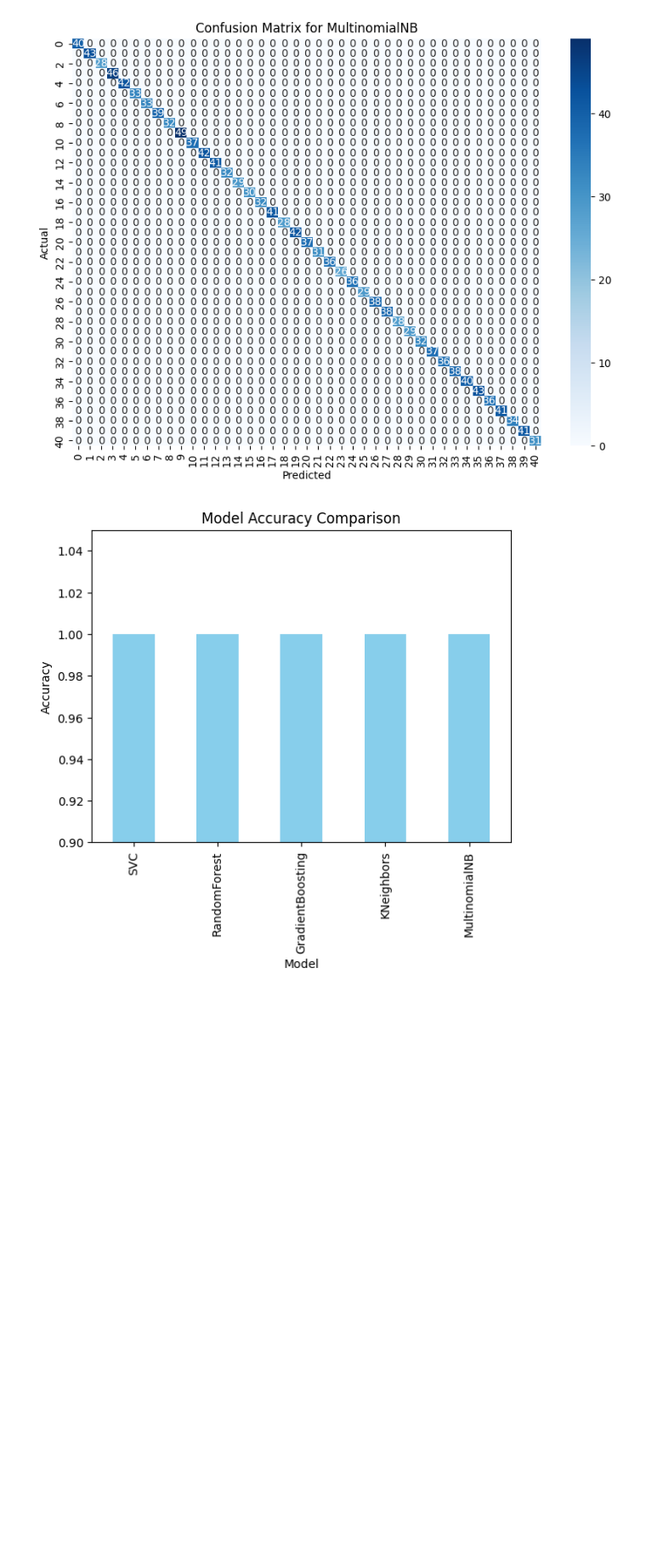
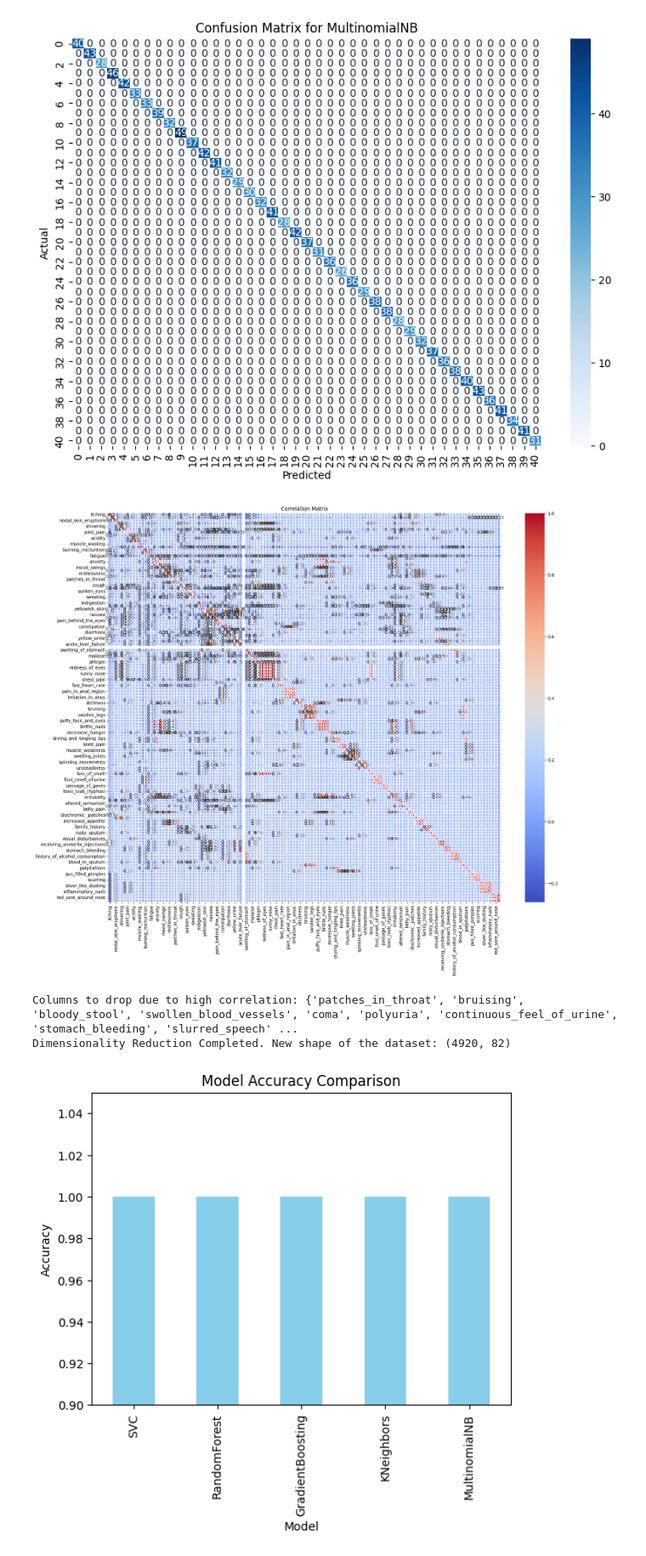
Before and after one commit to TheAdityaJain/AIHealthcare, a Jupyter notebook: Medicine_Recommendation_System.ipynb, the cells around one changed output. Shown at 85% size. Cells and saved outputs as stored; diff of their text form; code cells hidden in the pictures; blank space fills up the shorter version.

Commit message:
Correlation Matrix

```diff
--- a/Medicine_Recommendation_System.ipynb
+++ b/Medicine_Recommendation_System.ipynb
@@ -119,6 +144,45 @@ for model_name, model in models.items():
 [figure]
 [figure]
 [figure]
+# %%
+# Step 1: Convert all columns to numeric if possible
+for col in dataset.columns:
+    try:
+        dataset[col] = pd.to_numeric(dataset[col])
+    except:
+        pass
+
+# Step 2: Compute the Pearson Correlation Matrix
+correlation_matrix = dataset.corr(numeric_only=True)
+
+# Step 3: Plot the Correlation Matrix using a Heatmap
+plt.figure(figsize=(20, 16))
+sns.heatmap(correlation_matrix, annot=True, cmap='coolwarm', fmt=".2f")
+plt.title('Correlation Matrix')
+plt.show()
+
+# Step 4: Identify and remove highly correlated features
+# Set a threshold for high correlation (e.g., 0.8)
+threshold = 0.8
+
+# Find pairs of features that are highly correlated
+high_corr_pairs = set()
+for i in range(len(correlation_matrix.columns)):
+    for j in range(i):
+        if abs(correlation_matrix.iloc[i, j]) > threshold:
+            colname = correlation_matrix.columns[i]
+            high_corr_pairs.add(colname)
+
+print(f"Columns to drop due to high correlation: {high_corr_pairs}")
+
+# Step 5: Drop the highly correlated features
+reduced_dataset = dataset.drop(columns=high_corr_pairs)
+
+print("Dimensionality Reduction Completed. New shape of the dataset:", reduced_dataset.shape)
+# %% [output]
+[figure, added]
+Columns to drop due to high correlation: {'patches_in_throat', 'bruising', 'bloody_stool', 'swollen_blood_vessels', 'coma', 'polyuria', 'continuous_feel_of_urine', 'stomach_bleeding', 'slurred_speech' ...
+Dimensionality Reduction Completed. New shape of the dataset: (4920, 82)
 # %%
 # Accuracy Comparison Bar Plot
 accuracies = []
```
Also changed, not shown: parts of 4 cells of this notebook.
